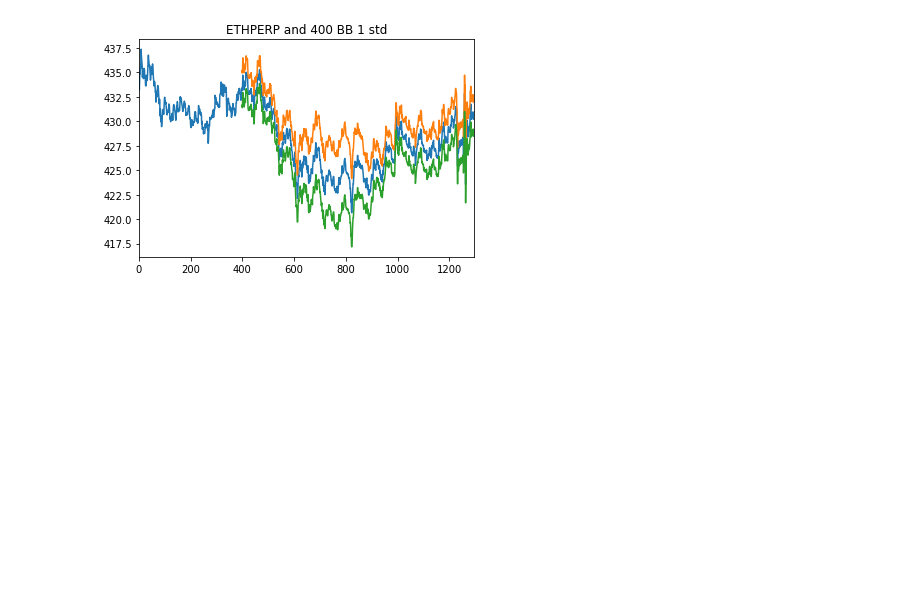
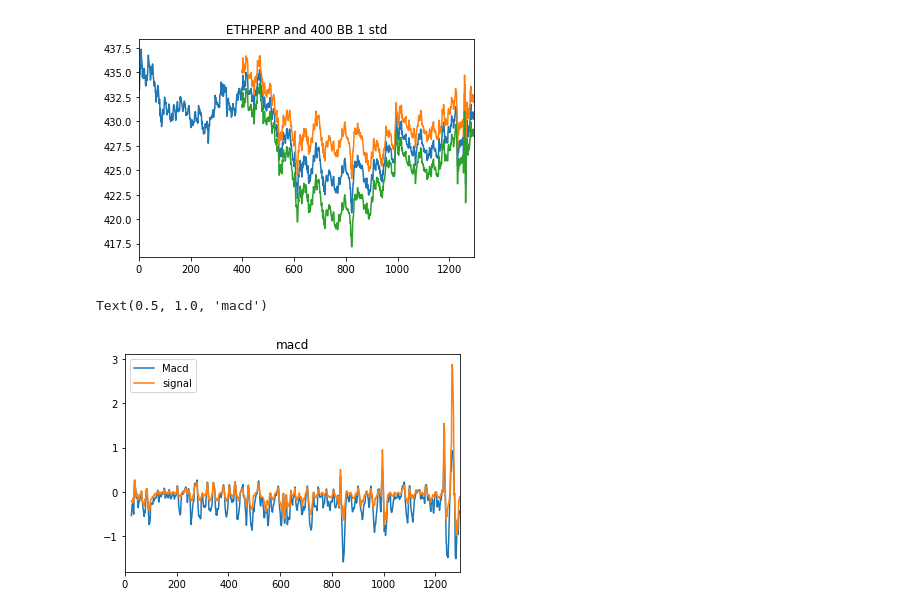
Before and after one commit to StevenMaharaj/indicators_day6, a Jupyter notebook: indicators.ipynb, the cells around one changed output. Cells and saved outputs as stored; diff of their text form; code cells hidden in the pictures; blank space fills up the shorter version.

```diff
--- a/indicators.ipynb
+++ b/indicators.ipynb
@@ -62,0 +57,20 @@ df['close'].plot()
+# %%
+# MACD
+
+fast = 12
+slow = 26
+# df['close'].plot()
+
+macd =  df['close'].rolling(fast).std() -  df['close'].rolling(slow).std()
+macd.plot(label= 'Macd')
+
+signalPeriod = 10
+signal = df['close'].rolling(signalPeriod).std()*macd
+signal.plot(label= 'signal')
+
+plt.legend()
+
+plt.title(f'macd')
+# %% [output]
+Text(0.5, 1.0, 'macd')
+[figure, added]
```
Also changed, not shown: parts of 2 cells of this notebook, 1 other file.
